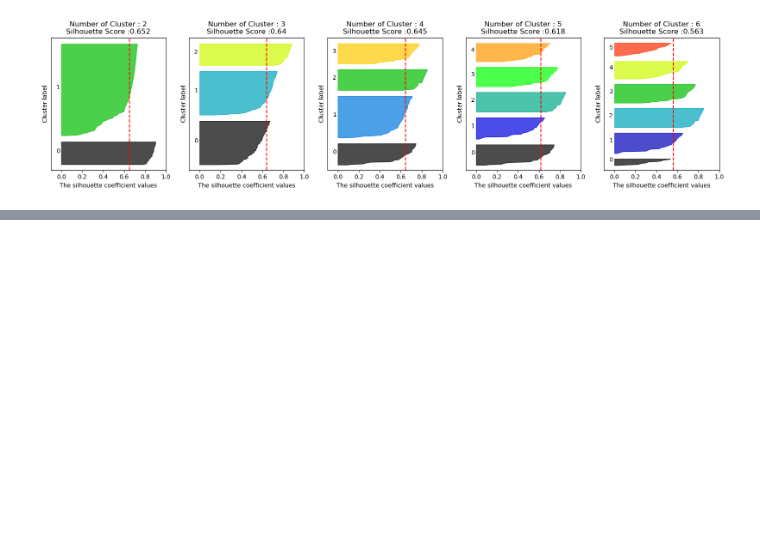
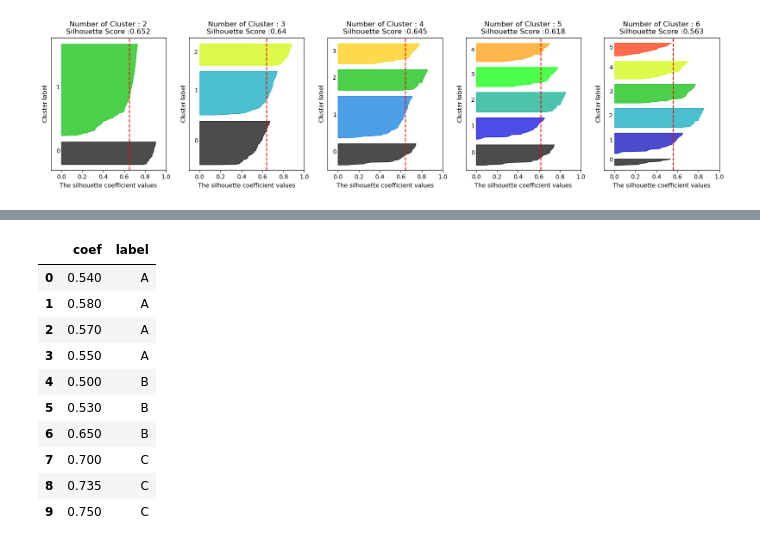
Before and after one commit to bjpark-forest/2023-1-Intro_ML, a Jupyter notebook: KMeans/군집(Clustering) - KMeans_silhouette.ipynb, the cells around one changed output, grey strips where cells are left out. Saved outputs shown, nothing was run; the diff lists cells and outputs as text; code cells hidden in the pictures; blank space fills up the shorter version.

```diff
--- a/KMeans/군집(Clustering) - KMeans_silhouette.ipynb
+++ b/KMeans/군집(Clustering) - KMeans_silhouette.ipynb
@@ -489,0 +517,16 @@ show_silhouette([2, 3,4, 5, 6], X)
+# %%
+df = pd.DataFrame(data={"coef":[0.54, 0.58, 0.57, 0.55, 0.5, 0.53, 0.65, 0.7,0.735,0.75],
+                        "label": list("AAAABBBCCC")})
+df
+# %% [output]
+|  | coef | label |
+| 0 | 0.540 | A |
+| 1 | 0.580 | A |
+| 2 | 0.570 | A |
+| 3 | 0.550 | A |
+| 4 | 0.500 | B |
+| 5 | 0.530 | B |
+| 6 | 0.650 | B |
+| 7 | 0.700 | C |
+| 8 | 0.735 | C |
+| 9 | 0.750 | C |
```
Also changed, not shown: parts of 5 cells of this notebook.
